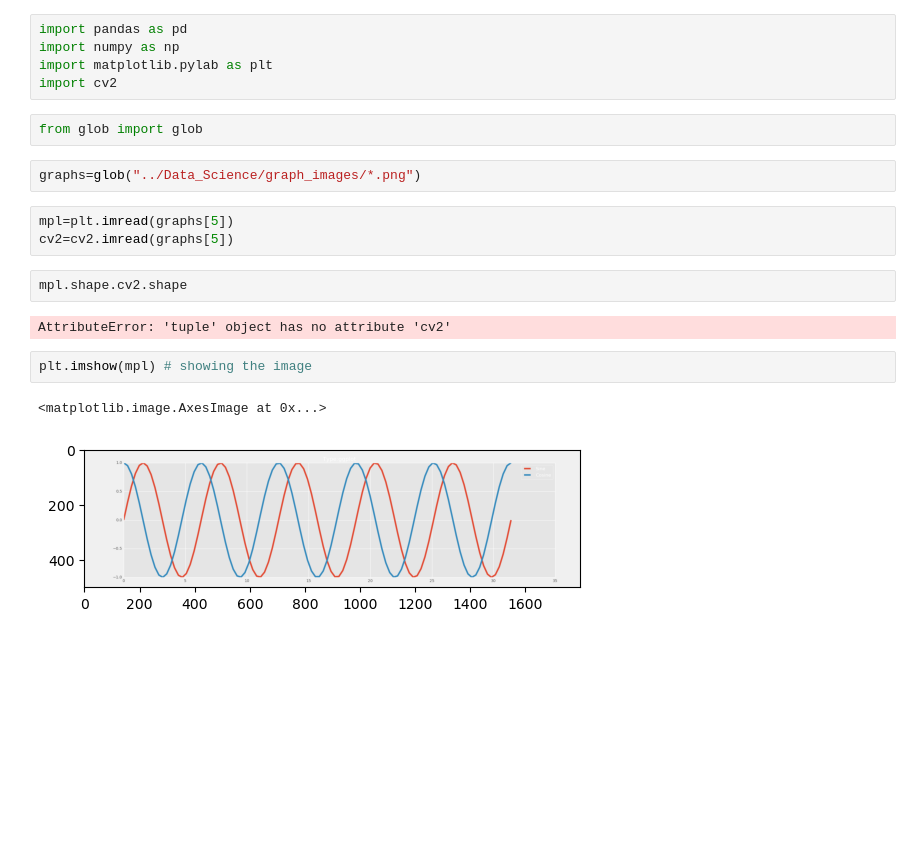
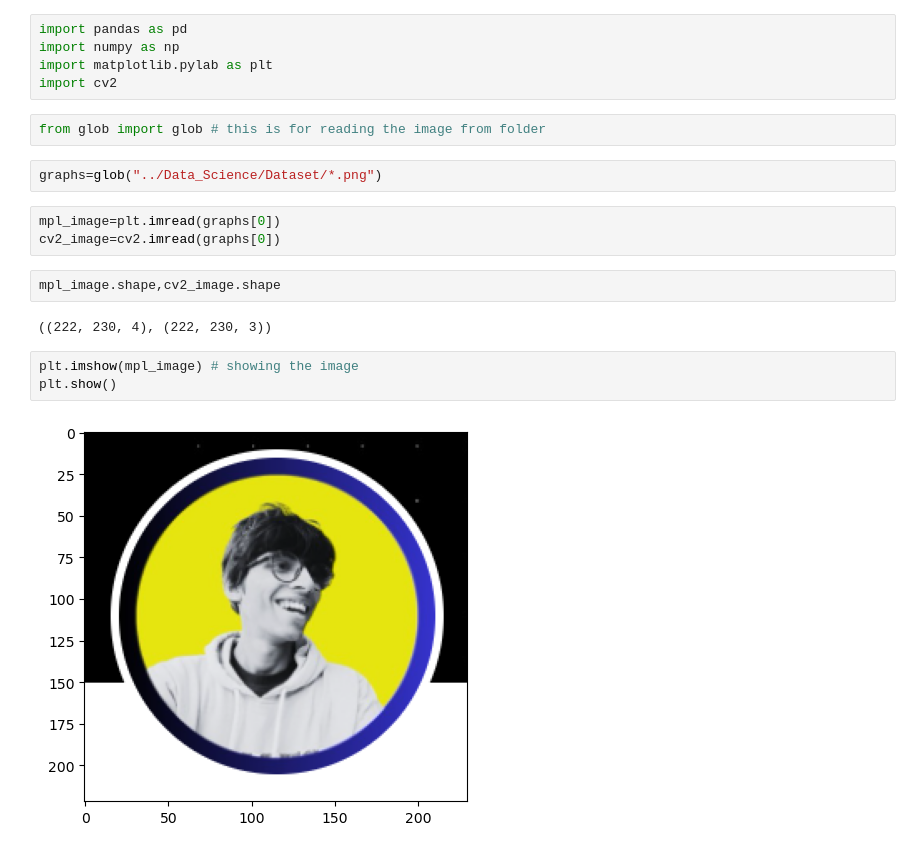
Before and after one commit to Sameershrinath/5th_sem, a Jupyter notebook: PYTHON/Image_processing/OpenCV.ipynb, the cells around one changed output. Saved outputs shown, nothing was run; the diff lists cells and outputs as text; blank space fills up the shorter version.

```diff
--- a/PYTHON/Image_processing/OpenCV.ipynb
+++ b/PYTHON/Image_processing/OpenCV.ipynb
@@ -4,18 +4,18 @@ import numpy as np
 import matplotlib.pylab as plt
 import cv2
 # %%
-from glob import glob
+from glob import glob # this is for reading the image from folder
 # %%
-graphs=glob("../Data_Science/graph_images/*.png")
+graphs=glob("../Data_Science/Dataset/*.png")
 # %%
-mpl=plt.imread(graphs[5])
-cv2=cv2.imread(graphs[5])
+mpl_image=plt.imread(graphs[0])
+cv2_image=cv2.imread(graphs[0])
 # %%
-mpl.shape.cv2.shape
+mpl_image.shape,cv2_image.shape
 # %% [output]
-AttributeError: 'tuple' object has no attribute 'cv2'
+((222, 230, 4), (222, 230, 3))
 # %%
-plt.imshow(mpl) # showing the image
+plt.imshow(mpl_image) # showing the image
+plt.show()
 # %% [output]
-<matplotlib.image.AxesImage at 0x...>
-[figure, old version]
+[figure, new version]
```
Also changed, not shown: parts of 6 cells of this notebook.
